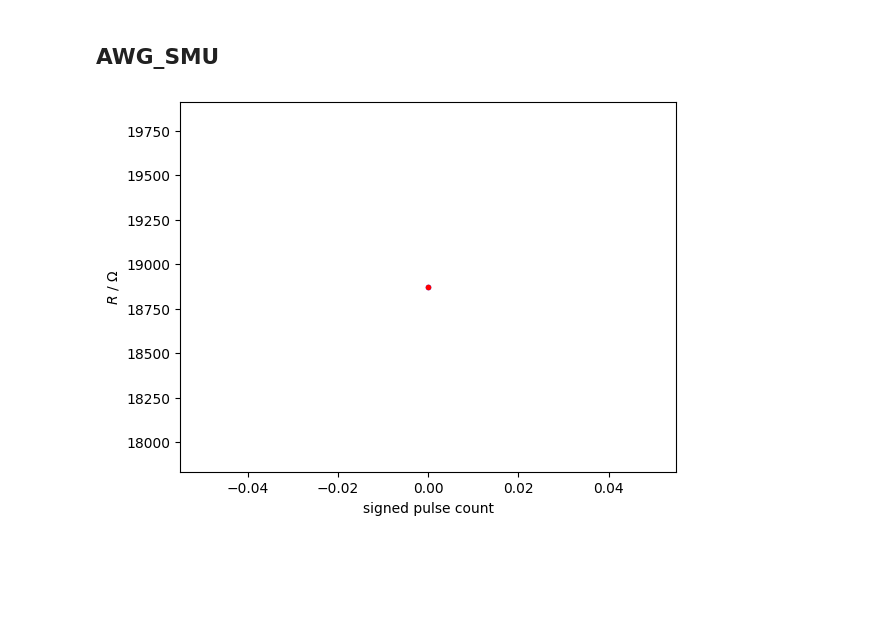
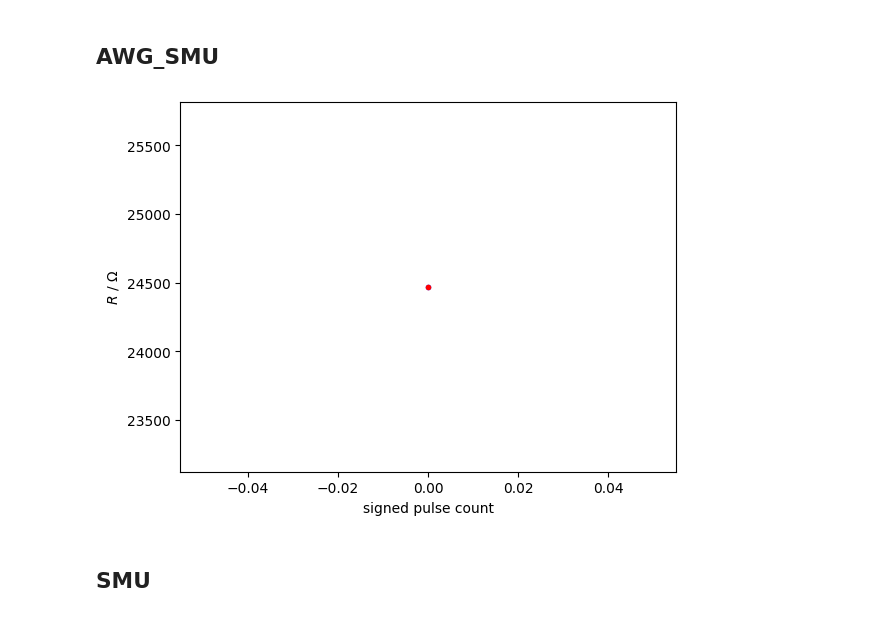
Before and after one commit to raxov99/iis_optolab, a Jupyter notebook: in_lab.ipynb, the cells around one changed output. Cells and saved outputs as stored; diff of their text form; code cells hidden in the pictures; blank space fills up the shorter version.

```diff
--- a/in_lab.ipynb
+++ b/in_lab.ipynb
@@ -102,13 +83,14 @@ wf_dict_SMU = {
     'T' : 1,
     'W' : 0,
     'read' : True,
-    'read_V' : .5,
+    'read_V' : .1,
     'ch' : 1
 }
 # %%
-n = 5
-N = [n, n]
-#results = meas_AWG_SMU(wf_dict_AWG_list, N, ch_DAQ_AWG, ch_DAQ_SMU, wf_dict_SMU, R_s = 1e3)
+n = [5, 5]
+#results = meas_AWG_SMU(wf_dict_AWG_list, n, ch_DAQ_AWG, ch_DAQ_SMU, wf_dict_SMU, R_s = 1e3)
 results = meas_AWG_SMU([], [], ch_DAQ_AWG, ch_DAQ_SMU, wf_dict_SMU, R_s = 1e3)
 # %% [output]
-[figure, old version]
+[figure, new version]
+# %% [markdown]
+## SMU
```
Also changed, not shown: parts of 13 cells of this notebook, 1 other file.
